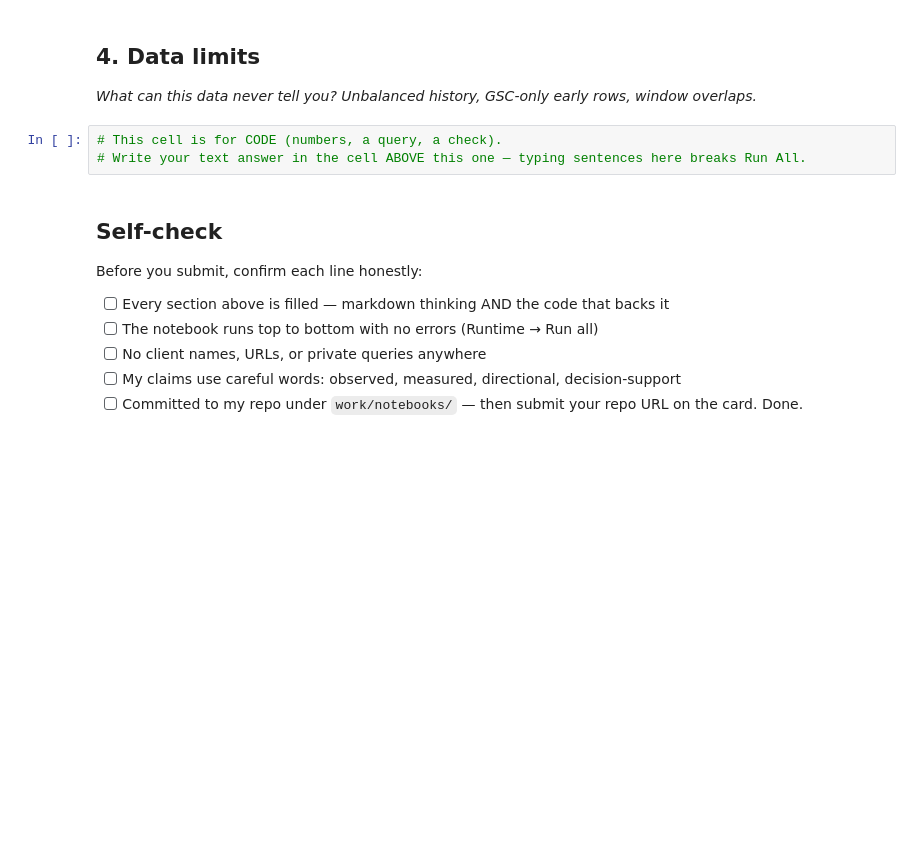
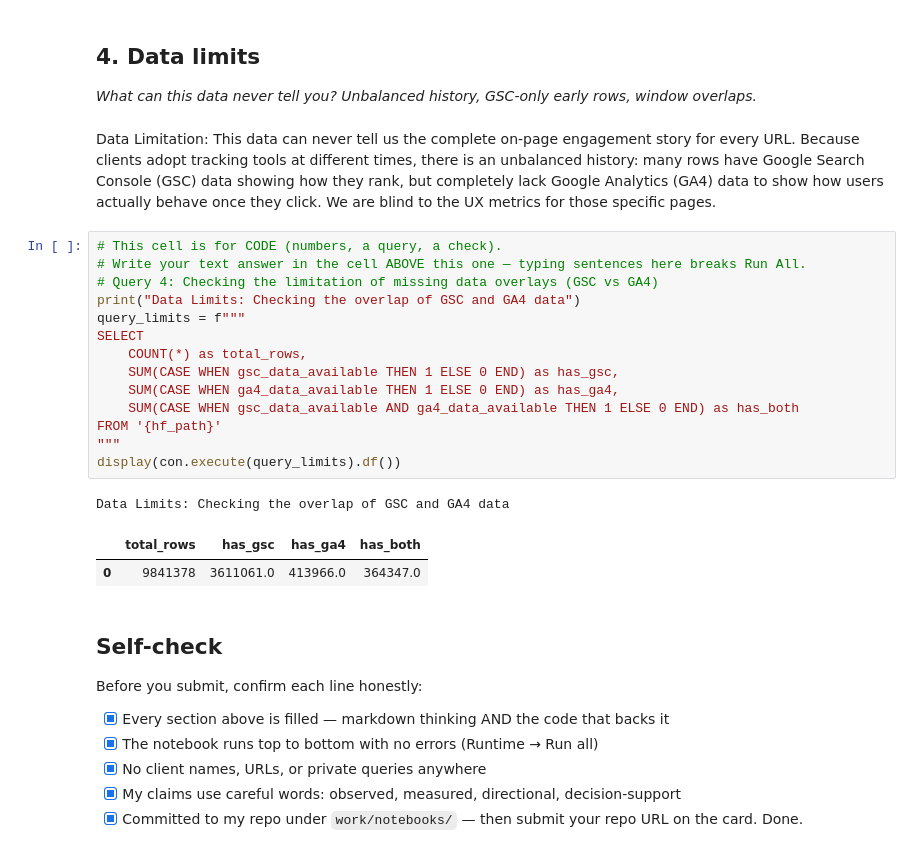
Before and after one commit to MihirJayswal812007/Flyrank-Internship, a Jupyter notebook: work/notebooks/w03_data_contract.ipynb, the cells around one changed output. Saved outputs shown, nothing was run; the diff lists cells and outputs as text; blank space fills up the shorter version.

```diff
--- a/work/notebooks/w03_data_contract.ipynb
+++ b/work/notebooks/w03_data_contract.ipynb
@@ -86,16 +139,33 @@ LINE 12: WHERE impressions_90d > 0
 ## 4. Data limits
 
 *What can this data never tell you? Unbalanced history, GSC-only early rows, window overlaps.*
+# %% [markdown]
+Data Limitation: This data can never tell us the complete on-page engagement story for every URL. Because clients adopt tracking tools at different times, there is an unbalanced history: many rows have Google Search Console (GSC) data showing how they rank, but completely lack Google Analytics (GA4) data to show how users actually behave once they click. We are blind to the UX metrics for those specific pages.
 # %%
 # This cell is for CODE (numbers, a query, a check).
 # Write your text answer in the cell ABOVE this one — typing sentences here breaks Run All.
+# Query 4: Checking the limitation of missing data overlays (GSC vs GA4)
+print("Data Limits: Checking the overlap of GSC and GA4 data")
+query_limits = f"""
+SELECT
+    COUNT(*) as total_rows,
+    SUM(CASE WHEN gsc_data_available THEN 1 ELSE 0 END) as has_gsc,
+    SUM(CASE WHEN ga4_data_available THEN 1 ELSE 0 END) as has_ga4,
+    SUM(CASE WHEN gsc_data_available AND ga4_data_available THEN 1 ELSE 0 END) as has_both
+FROM '{hf_path}'
+"""
+display(con.execute(query_limits).df())
+# %% [output]
+Data Limits: Checking the overlap of GSC and GA4 data
+|  | total_rows | has_gsc | has_ga4 | has_both |
+| 0 | 9841378 | 3611061.0 | 413966.0 | 364347.0 |
 # %% [markdown]
 ## Self-check
 
 Before you submit, confirm each line honestly:
 
-- [ ] Every section above is filled — markdown thinking AND the code that backs it
-- [ ] The notebook runs top to bottom with no errors (Runtime → Run all)
-- [ ] No client names, URLs, or private queries anywhere
-- [ ] My claims use careful words: observed, measured, directional, decision-support
-- [ ] Committed to my repo under `work/notebooks/` — then submit your repo URL on the card. Done.
+- [x] Every section above is filled — markdown thinking AND the code that backs it
+- [x] The notebook runs top to bottom with no errors (Runtime → Run all)
+- [x] No client names, URLs, or private queries anywhere
+- [x] My claims use careful words: observed, measured, directional, decision-support
+- [x] Committed to my repo under `work/notebooks/` — then submit your repo URL on the card. Done.
```
Also changed, not shown: parts of 5 cells of this notebook.
